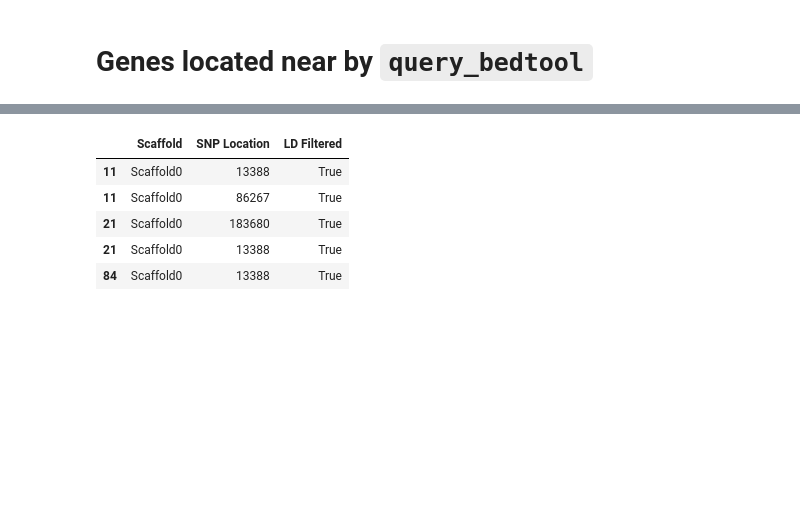
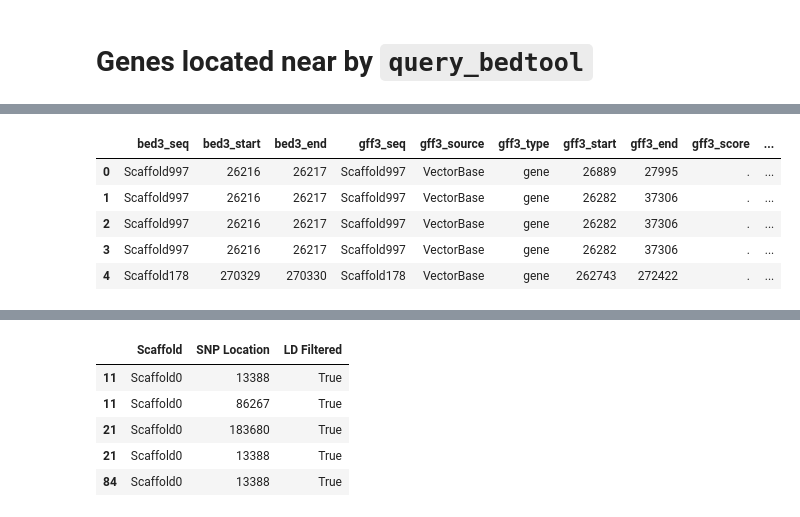
Before and after one commit to xguse/ipy_notebooks, a Jupyter notebook: YALE/ddrad58/2015-07-24__report_to_andrea_about_ddrad58.ipynb, the cells around one changed output, grey strips where cells are left out. Drawn from its saved outputs; the diff is of its cells as text; code cells hidden in the pictures; blank space fills up the shorter version.

```diff
--- a/YALE/ddrad58/2015-07-24__report_to_andrea_about_ddrad58.ipynb
+++ b/YALE/ddrad58/2015-07-24__report_to_andrea_about_ddrad58.ipynb
@@ -290,3 +289,12 @@ NEARBY_GENES['Top10_corrected_PopPairwiseOverlap_Infection2015']
+# %%
+NEARBY_GENES['Top10_InfectionOverall'].head()
+# %% [output]
+|  | bed3_seq | bed3_start | bed3_end | gff3_seq | gff3_source | gff3_type | gff3_start | gff3_end | gff3_score | ... |
+| 0 | Scaffold997 | 26216 | 26217 | Scaffold997 | VectorBase | gene | 26889 | 27995 | . | ... |
+| 1 | Scaffold997 | 26216 | 26217 | Scaffold997 | VectorBase | gene | 26282 | 37306 | . | ... |
+| 2 | Scaffold997 | 26216 | 26217 | Scaffold997 | VectorBase | gene | 26282 | 37306 | . | ... |
+| 3 | Scaffold997 | 26216 | 26217 | Scaffold997 | VectorBase | gene | 26282 | 37306 | . | ... |
+| 4 | Scaffold178 | 270329 | 270330 | Scaffold178 | VectorBase | gene | 262743 | 272422 | . | ... |
 # %%
 for name, value in NEARBY_GENES.items():
         if value is None:
```
Also changed, not shown: parts of 26 cells of this notebook, 4 other files.
